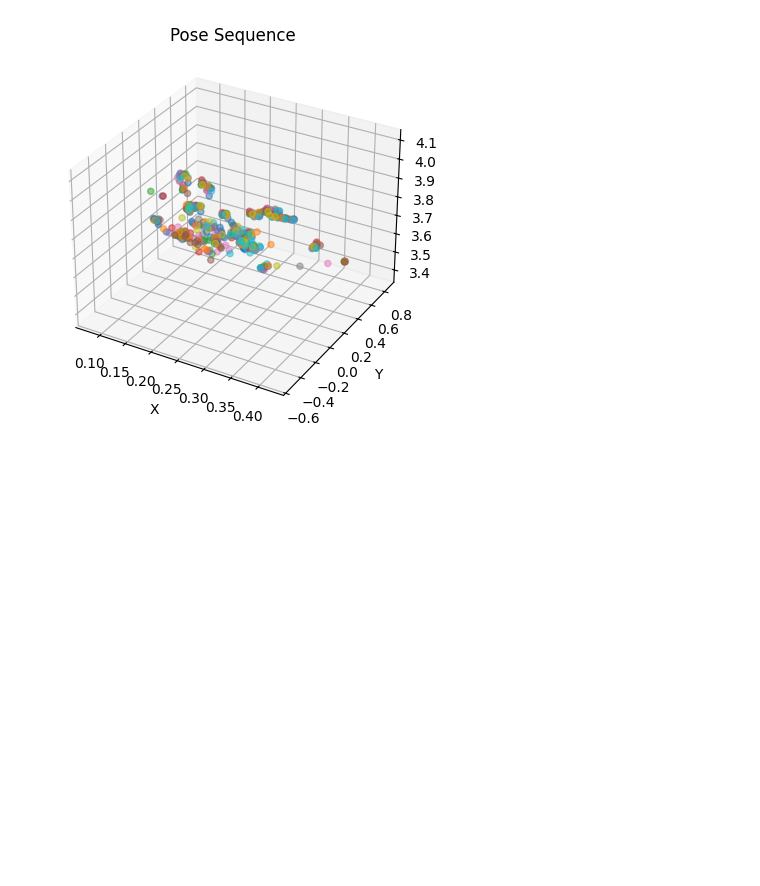
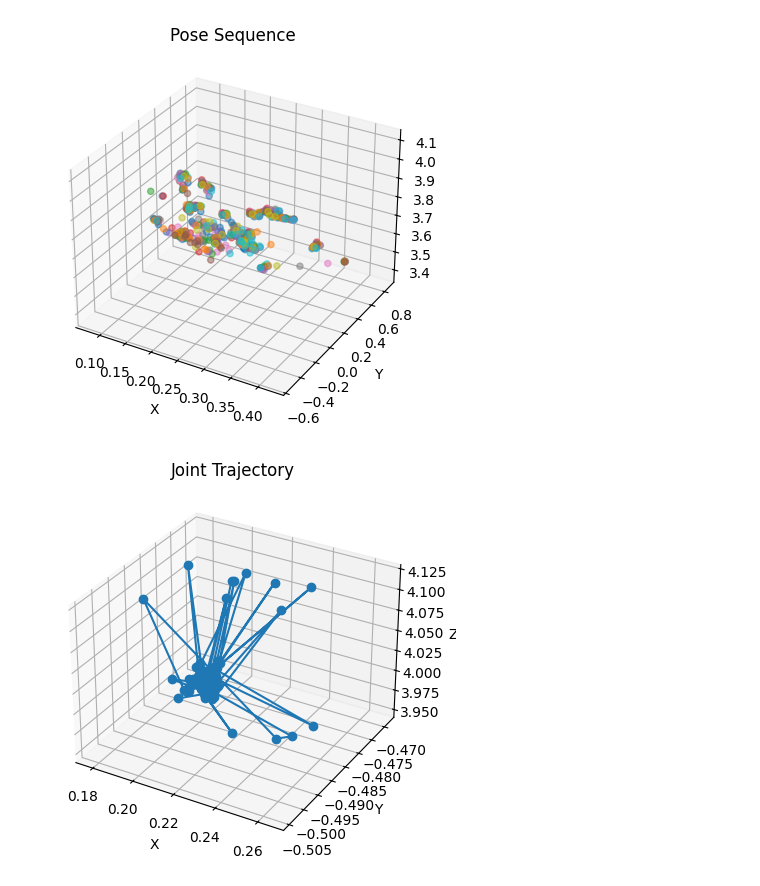
Before and after one commit to Peeranatz/LiftingDetection, a Jupyter notebook: ActionRecognition/notebooks/visualize_pose.ipynb, the cells around one changed output. Drawn from its saved outputs; the diff is of its cells as text; code cells hidden in the pictures; blank space fills up the shorter version.

Commit message:
add plot joint trajectory function

```diff
--- a/ActionRecognition/notebooks/visualize_pose.ipynb
+++ b/ActionRecognition/notebooks/visualize_pose.ipynb
@@ -67,16 +68,42 @@ def visualize_sequence(skeleton_data, step=5): # วาด skeleton หลาย
     ax.set_zlabel('Z')
     ax.set_title('Pose Sequence')
     plt.show()
+# %%
+def extract_joint_sequence(skeleton_data, joint_id, body_index=0): # ดึงตำแหน่งของ joint ที่กำหนดตลอด sequence
+    sequence = []
+    for frame in skeleton_data:
+        try:
+            joints = frame['bodies'][body_index]['joints']
+            if joint_id < len(joints):
+                sequence.append(joints[joint_id])
+        except:
+            continue
+    return sequence
+# %%
+def plot_joint_trajectory(joint_sequence): # วาดเส้นทางการเคลื่อนที่ของจุดเดียว (joint id เดียว) joint_sequence: list of (x, y, z)
+    xs, ys, zs = zip(*joint_sequence)
+    fig = plt.figure()
+    ax = fig.add_subplot(111, projection='3d')
+    ax.plot(xs, ys, zs, marker='o')
+    ax.set_xlabel('X')
+    ax.set_ylabel('Y')
+    ax.set_zlabel('Z')
+    ax.set_title('Joint Trajectory')
+    plt.show()
 # %%
 if __name__ == '__main__':
     filename = "/Users/balast/Desktop/LiftingProject/LiftingDetection/ActionRecognition/notebooks/DataTest/S001C001P001R001A001.skeleton"
     skeleton_data = read_skeleton_file(filename)
 
     frame = 0 # เฟรมแรก
     joints = skeleton_data[0]['bodies'][0]['joints']
-    visualize_pose(joints)
+    visualize_pose(joints) # ดู skeleton ของเฟรมเดียว
 
-    visualize_sequence(skeleton_data, step=5)
+    visualize_sequence(skeleton_data, step=5) # ดูภาพรวมการเคลื่อนไหวของ pose หลายเฟรม
+
+    right_wrist_seq = extract_joint_sequence(skeleton_data, joint_id=15)
+    plot_joint_trajectory(right_wrist_seq) # ดูการเคลื่อนที่ของจุดใดจุดหนึ่ง เช่น ข้อมือขวา (joint 15)
 # %% [output]
 [figure]
 [figure]
+[figure, added]
```
Also changed, not shown: parts of 1 cell of this notebook.
